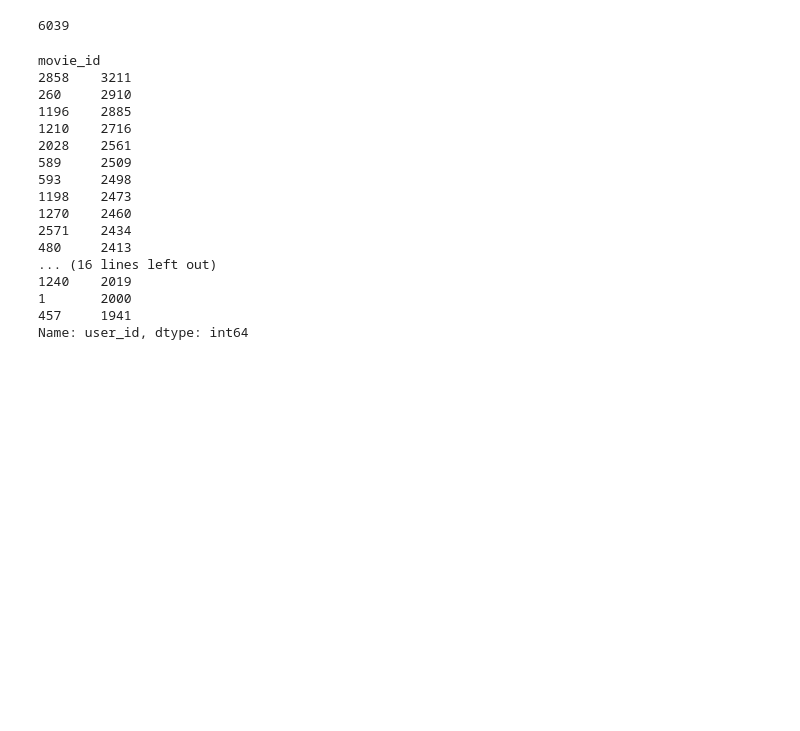
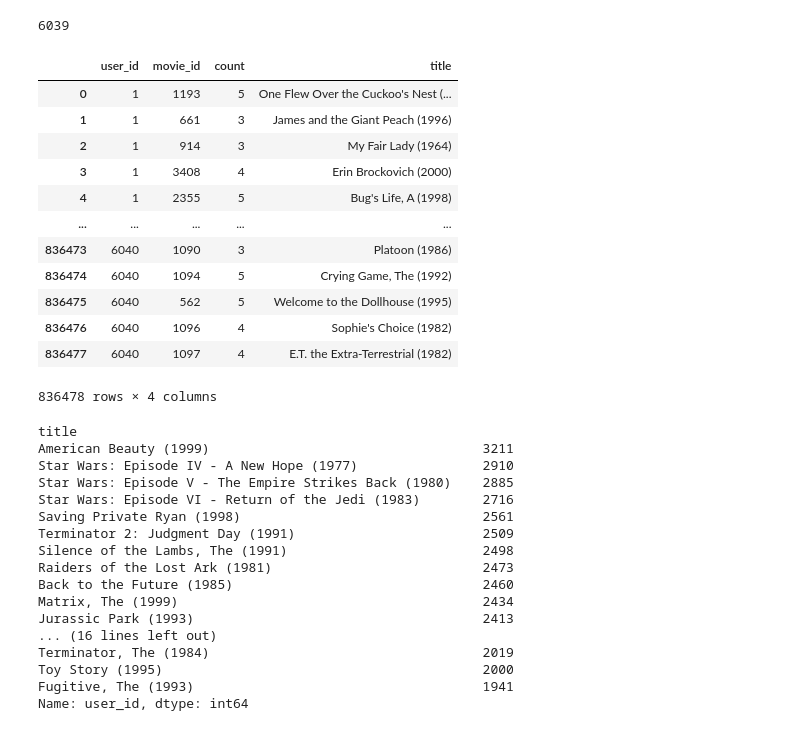
Before and after one commit to Ethan0625/I_need_more_time, a Jupyter notebook: Project/Movie_Recommendation/Movie_Recommendation.ipynb, the cells around one changed output. Drawn from its saved outputs; the diff is of its cells as text; code cells hidden in the pictures; blank space fills up the shorter version.

```diff
--- a/Project/Movie_Recommendation/Movie_Recommendation.ipynb
+++ b/Project/Movie_Recommendation/Movie_Recommendation.ipynb
@@ -100,30 +100,48 @@ ratings['movie_id'].nunique()
 ratings['user_id'].nunique()
 # %% [output]
 6039
+# %%
+# 합쳐주기
+ratings_title= pd.merge(ratings, movies[['title','movie_id']], on='movie_id', how='left')
+ratings_title
+# %% [output]
+|  | user_id | movie_id | count | title |
+| 0 | 1 | 1193 | 5 | One Flew Over the Cuckoo's Nest (... |
+| 1 | 1 | 661 | 3 | James and the Giant Peach (1996) |
+| 2 | 1 | 914 | 3 | My Fair Lady (1964) |
+| 3 | 1 | 3408 | 4 | Erin Brockovich (2000) |
+| 4 | 1 | 2355 | 5 | Bug's Life, A (1998) |
+| ... | ... | ... | ... | ... |
+| 836473 | 6040 | 1090 | 3 | Platoon (1986) |
+| 836474 | 6040 | 1094 | 5 | Crying Game, The (1992) |
+| 836475 | 6040 | 562 | 5 | Welcome to the Dollhouse (1995) |
+| 836476 | 6040 | 1096 | 4 | Sophie's Choice (1982) |
+| 836477 | 6040 | 1097 | 4 | E.T. the Extra-Terrestrial (1982) |
+836478 rows × 4 columns
 # %%
 # 데이터에 영화이름을 넣어도 되지않을까?
 # 영화이름 넣었을때, 학습시 문제는?
 # 포켓몬스터 참고하기
 # %%
 # ratings에 가장 인기많은 영화
-movie_count = ratings.groupby('movie_id')['user_id'].count()
+movie_count = ratings_title.groupby('title')['user_id'].count()
 movie_count.sort_values(ascending=False).head(30)
 # %% [output]
-movie_id
-2858    3211
-260     2910
-1196    2885
-1210    2716
-2028    2561
-589     2509
-593     2498
-1198    2473
-1270    2460
-2571    2434
-480     2413
+title
+American Beauty (1999)                                   3211
+Star Wars: Episode IV - A New Hope (1977)                2910
+Star Wars: Episode V - The Empire Strikes Back (1980)    2885
+Star Wars: Episode VI - Return of the Jedi (1983)        2716
+Saving Private Ryan (1998)                               2561
+Terminator 2: Judgment Day (1991)                        2509
+Silence of the Lambs, The (1991)                         2498
+Raiders of the Lost Ark (1981)                           2473
+Back to the Future (1985)                                2460
+Matrix, The (1999)                                       2434
+Jurassic Park (1993)                                     2413
 ... (16 lines left out)
-1240    2019
-1       2000
-457     1941
+Terminator, The (1984)                                   2019
+Toy Story (1995)                                         2000
+Fugitive, The (1993)                                     1941
 Name: user_id, dtype: int64
 # %%
```
Also changed, not shown: parts of 20 cells of this notebook, 1 other file.
